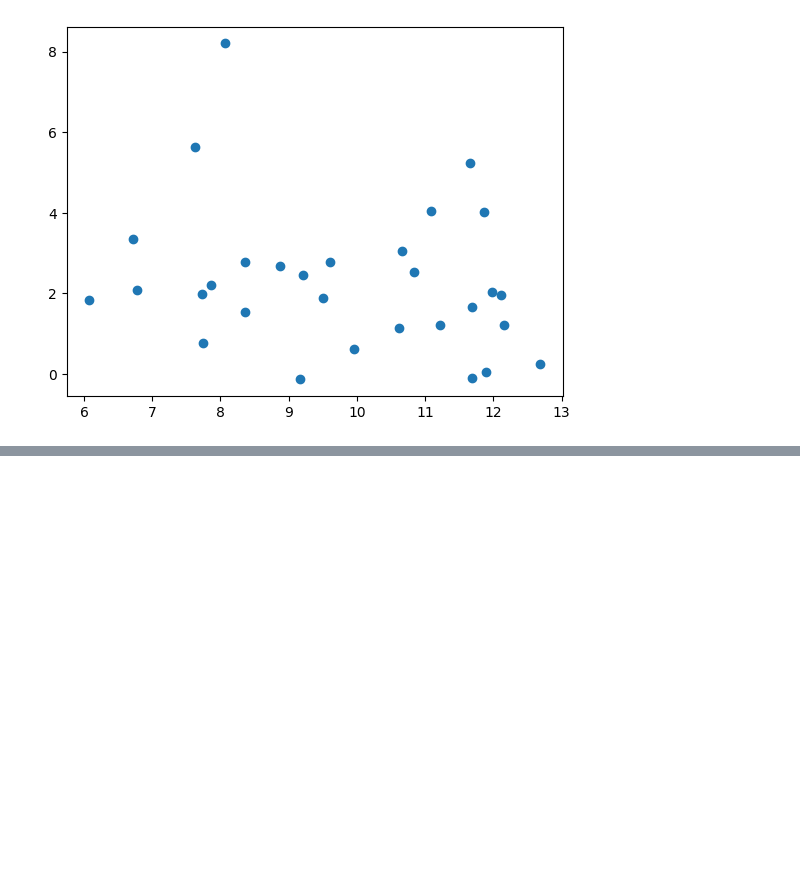
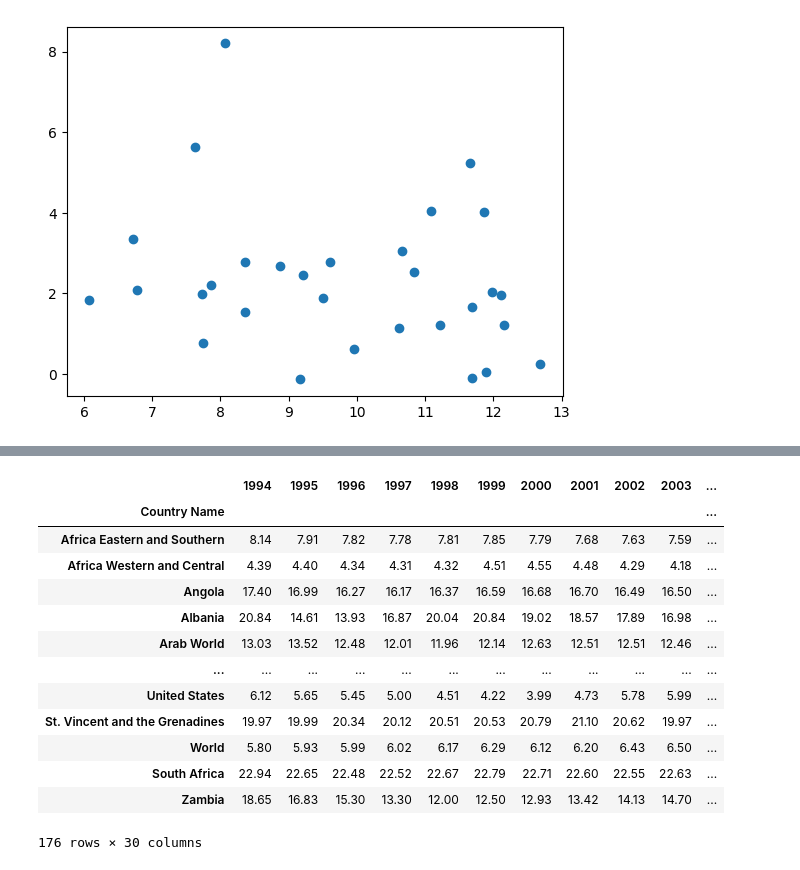
Before and after one commit to ChristianChimi/Financial-Analytics, a Jupyter notebook: Macroeconomics-Analytics/Macroeconomics-Analytics.ipynb, the cells around one changed output, grey strips where cells are left out. Saved outputs shown, nothing was run; the diff lists cells and outputs as text; code cells hidden in the pictures; blank space fills up the shorter version.

```diff
--- a/Macroeconomics-Analytics/Macroeconomics-Analytics.ipynb
+++ b/Macroeconomics-Analytics/Macroeconomics-Analytics.ipynb
@@ -53,0 +116,17 @@ df_GDP_sorted = df_GDP_filtered.sort_values(by='2023', ascending=False)
+# %%
+df_UNEMP_filtered
+# %% [output]
+|  | 1994 | 1995 | 1996 | 1997 | 1998 | 1999 | 2000 | 2001 | 2002 | 2003 | ... |
+| Country Name |  |  |  |  |  |  |  |  |  |  | ... |
+| Africa Eastern and Southern | 8.14 | 7.91 | 7.82 | 7.78 | 7.81 | 7.85 | 7.79 | 7.68 | 7.63 | 7.59 | ... |
+| Africa Western and Central | 4.39 | 4.40 | 4.34 | 4.31 | 4.32 | 4.51 | 4.55 | 4.48 | 4.29 | 4.18 | ... |
+| Angola | 17.40 | 16.99 | 16.27 | 16.17 | 16.37 | 16.59 | 16.68 | 16.70 | 16.49 | 16.50 | ... |
+| Albania | 20.84 | 14.61 | 13.93 | 16.87 | 20.04 | 20.84 | 19.02 | 18.57 | 17.89 | 16.98 | ... |
+| Arab World | 13.03 | 13.52 | 12.48 | 12.01 | 11.96 | 12.14 | 12.63 | 12.51 | 12.51 | 12.46 | ... |
+| ... | ... | ... | ... | ... | ... | ... | ... | ... | ... | ... | ... |
+| United States | 6.12 | 5.65 | 5.45 | 5.00 | 4.51 | 4.22 | 3.99 | 4.73 | 5.78 | 5.99 | ... |
+| St. Vincent and the Grenadines | 19.97 | 19.99 | 20.34 | 20.12 | 20.51 | 20.53 | 20.79 | 21.10 | 20.62 | 19.97 | ... |
+| World | 5.80 | 5.93 | 5.99 | 6.02 | 6.17 | 6.29 | 6.12 | 6.20 | 6.43 | 6.50 | ... |
+| South Africa | 22.94 | 22.65 | 22.48 | 22.52 | 22.67 | 22.79 | 22.71 | 22.60 | 22.55 | 22.63 | ... |
+| Zambia | 18.65 | 16.83 | 15.30 | 13.30 | 12.00 | 12.50 | 12.93 | 13.42 | 14.13 | 14.70 | ... |
+176 rows × 30 columns
```
Also changed, not shown: parts of 4 cells of this notebook, 3 other files.
